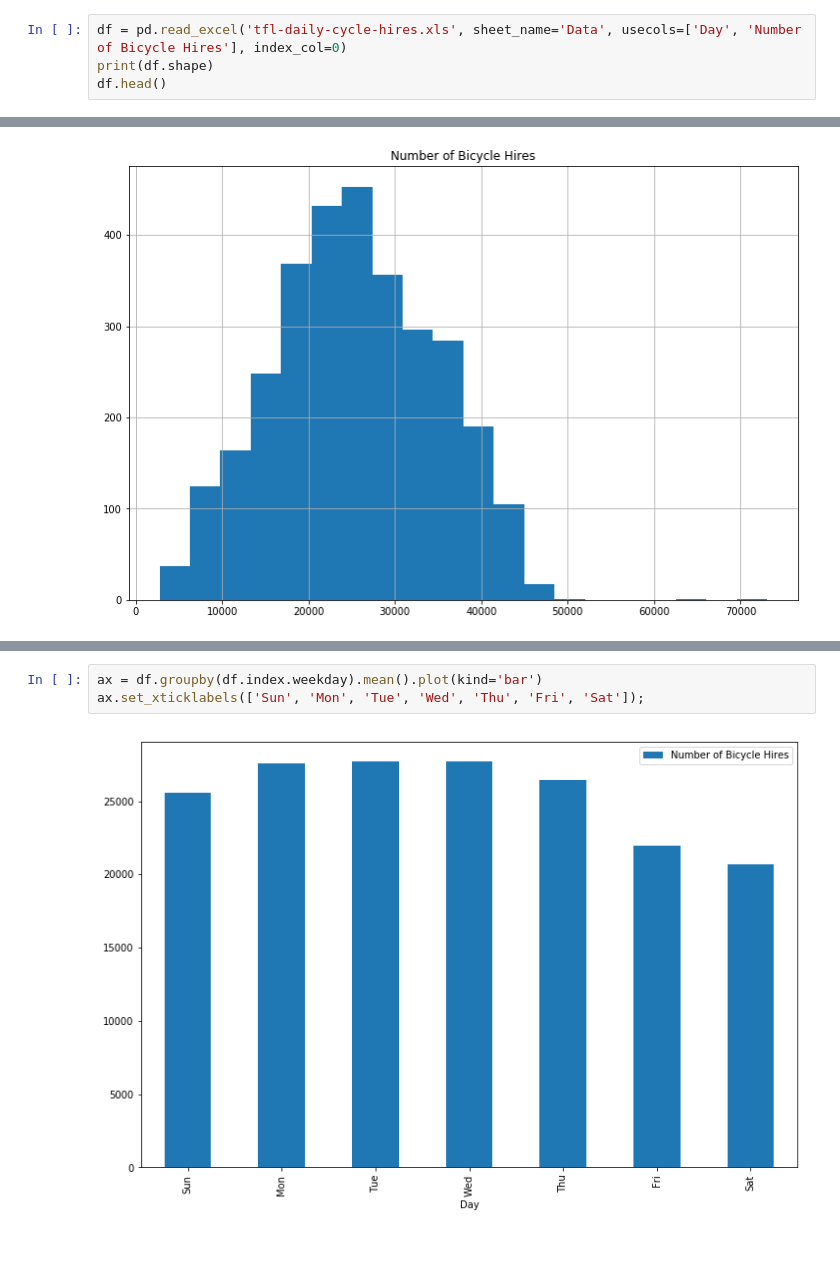
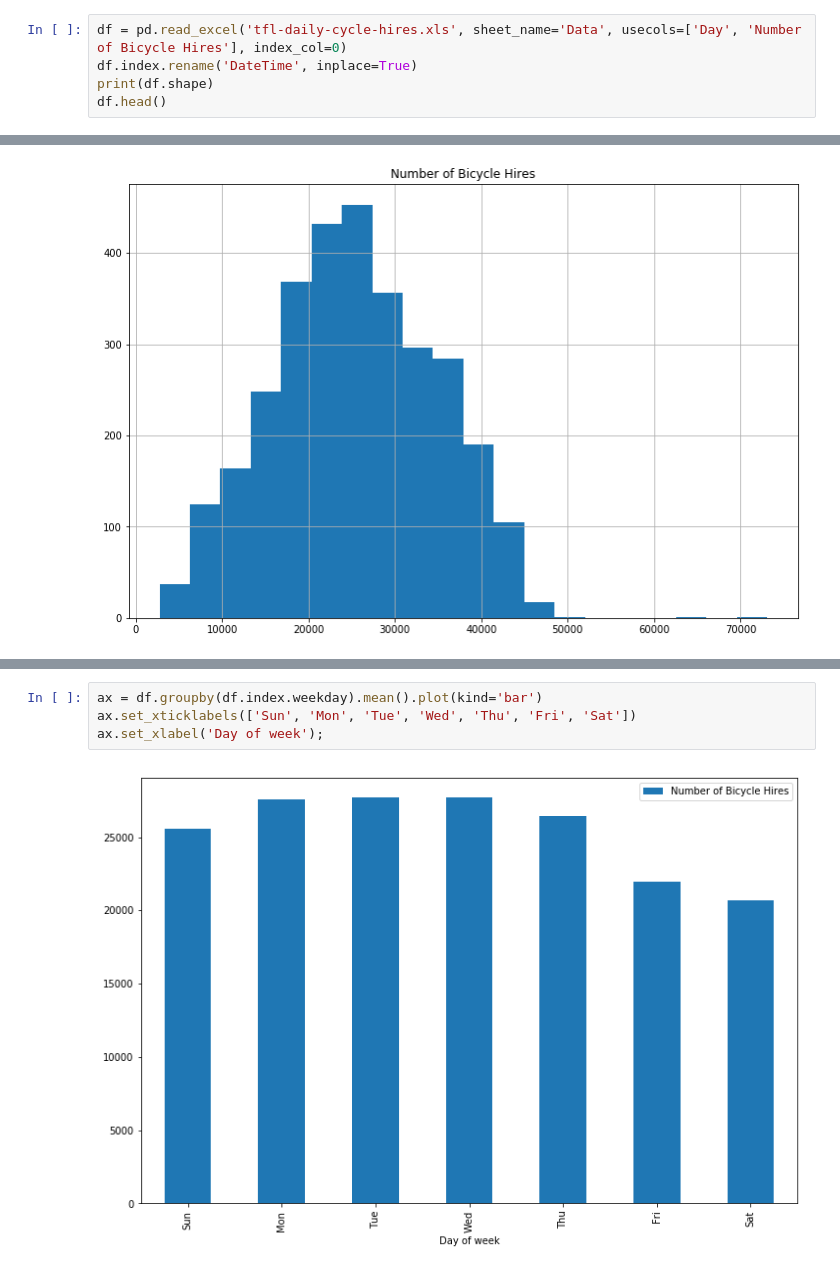
Before and after one commit to AidanCooper/data-visualisation, a Jupyter notebook: dash/data_prep_and_EDA.ipynb, the cells around one changed output, grey strips where cells are left out. Saved outputs shown, nothing was run; the diff lists cells and outputs as text.

```diff
--- a/dash/data_prep_and_EDA.ipynb
+++ b/dash/data_prep_and_EDA.ipynb
@@ -9,6 +9,7 @@ matplotlib.rcParams['figure.figsize'] = (12, 8)
 # Data Preparation
 # %%
 df = pd.read_excel('tfl-daily-cycle-hires.xls', sheet_name='Data', usecols=['Day', 'Number of Bicycle Hires'], index_col=0)
+df.index.rename('DateTime', inplace=True)
 print(df.shape)
 df.head()
 # %% [output]
@@ -50,5 +54,6 @@ df.groupby(df.index.month).mean().plot(kind='bar');
 # %%
 ax = df.groupby(df.index.weekday).mean().plot(kind='bar')
-ax.set_xticklabels(['Sun', 'Mon', 'Tue', 'Wed', 'Thu', 'Fri', 'Sat']);
+ax.set_xticklabels(['Sun', 'Mon', 'Tue', 'Wed', 'Thu', 'Fri', 'Sat'])
+ax.set_xlabel('Day of week');
 # %% [output]
-[figure, old version]
+[figure, new version]
```
Also changed, not shown: parts of 4 cells of this notebook, 2 other files.
